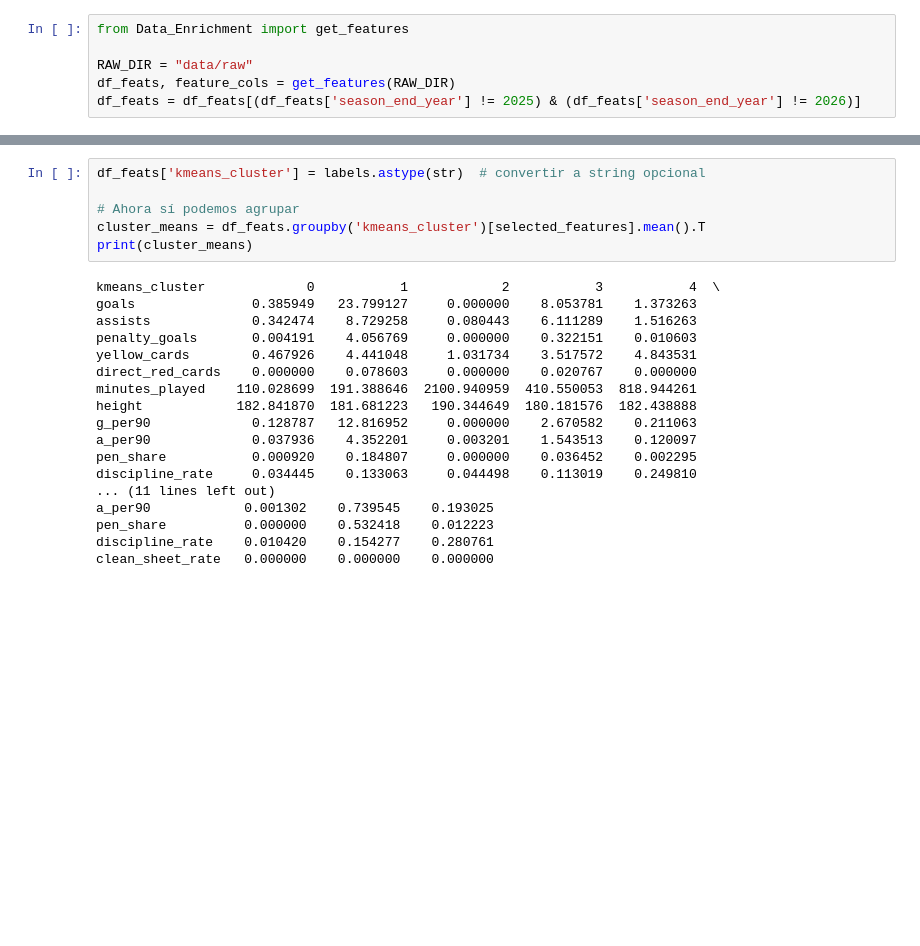
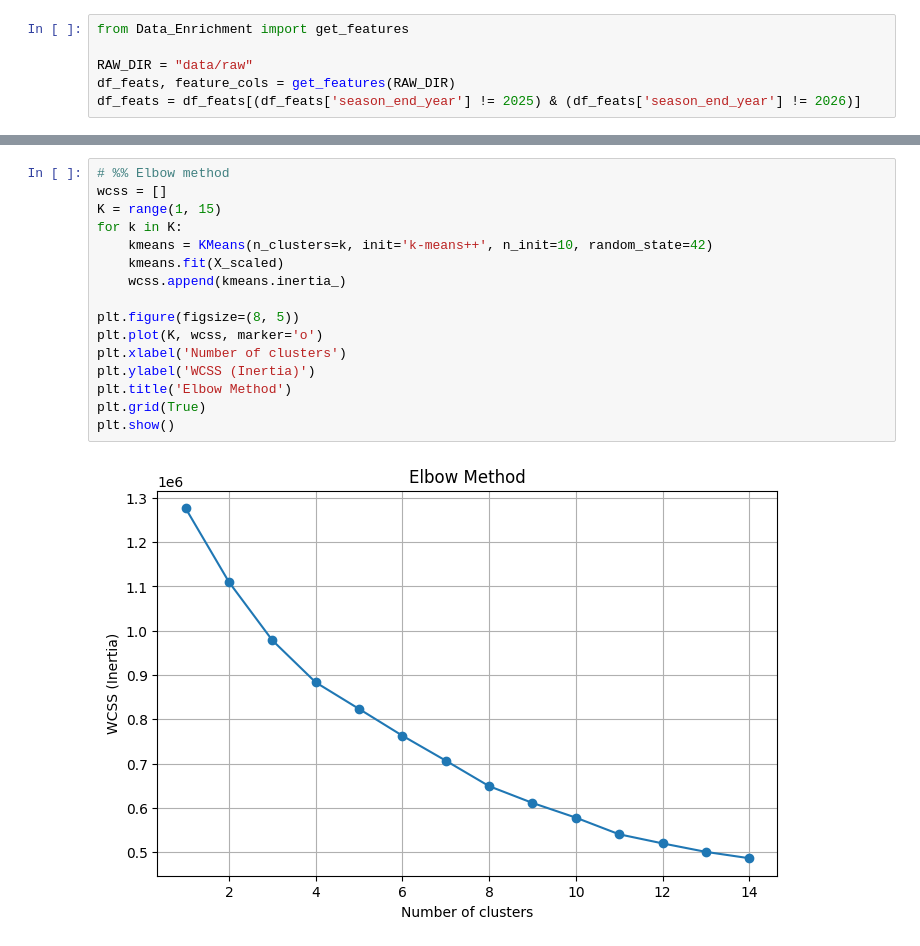
Before and after one commit to leokonma/Machine-learning, a Jupyter notebook: k-means_Clustering.ipynb, the cells around one changed output, grey strips where cells are left out. Drawn from its saved outputs; the diff is of its cells as text; blank space fills up the shorter version.

```diff
--- a/k-means_Clustering.ipynb
+++ b/k-means_Clustering.ipynb
@@ -83,25 +96,19 @@ selected_features = [
 # %%
-df_feats['kmeans_cluster'] = labels.astype(str)  # convertir a string opcional
+# %% Elbow method
+wcss = []
+K = range(1, 15)
+for k in K:
+    kmeans = KMeans(n_clusters=k, init='k-means++', n_init=10, random_state=42)
+    kmeans.fit(X_scaled)
+    wcss.append(kmeans.inertia_)
 
-# Ahora sí podemos agrupar
-cluster_means = df_feats.groupby('kmeans_cluster')[selected_features].mean().T
-print(cluster_means)
+plt.figure(figsize=(8, 5))
+plt.plot(K, wcss, marker='o')
+plt.xlabel('Number of clusters')
+plt.ylabel('WCSS (Inertia)')
+plt.title('Elbow Method')
+plt.grid(True)
+plt.show()
 # %% [output]
-kmeans_cluster             0           1            2           3           4  \
-goals               0.385949   23.799127     0.000000    8.053781    1.373263
-assists             0.342474    8.729258     0.080443    6.111289    1.516263
-penalty_goals       0.004191    4.056769     0.000000    0.322151    0.010603
-yellow_cards        0.467926    4.441048     1.031734    3.517572    4.843531
-direct_red_cards    0.000000    0.078603     0.000000    0.020767    0.000000
-minutes_played    110.028699  191.388646  2100.940959  410.550053  818.944261
-height            182.841870  181.681223   190.344649  180.181576  182.438888
-g_per90             0.128787   12.816952     0.000000    2.670582    0.211063
-a_per90             0.037936    4.352201     0.003201    1.543513    0.120097
-pen_share           0.000920    0.184807     0.000000    0.036452    0.002295
-discipline_rate     0.034445    0.133063     0.044498    0.113019    0.249810
-... (11 lines left out)
-a_per90            0.001302    0.739545    0.193025
-pen_share          0.000000    0.532418    0.012223
-discipline_rate    0.010420    0.154277    0.280761
-clean_sheet_rate   0.000000    0.000000    0.000000
+[figure, added]
 # %%
```
Also changed, not shown: parts of 13 cells of this notebook, 2 other files.
